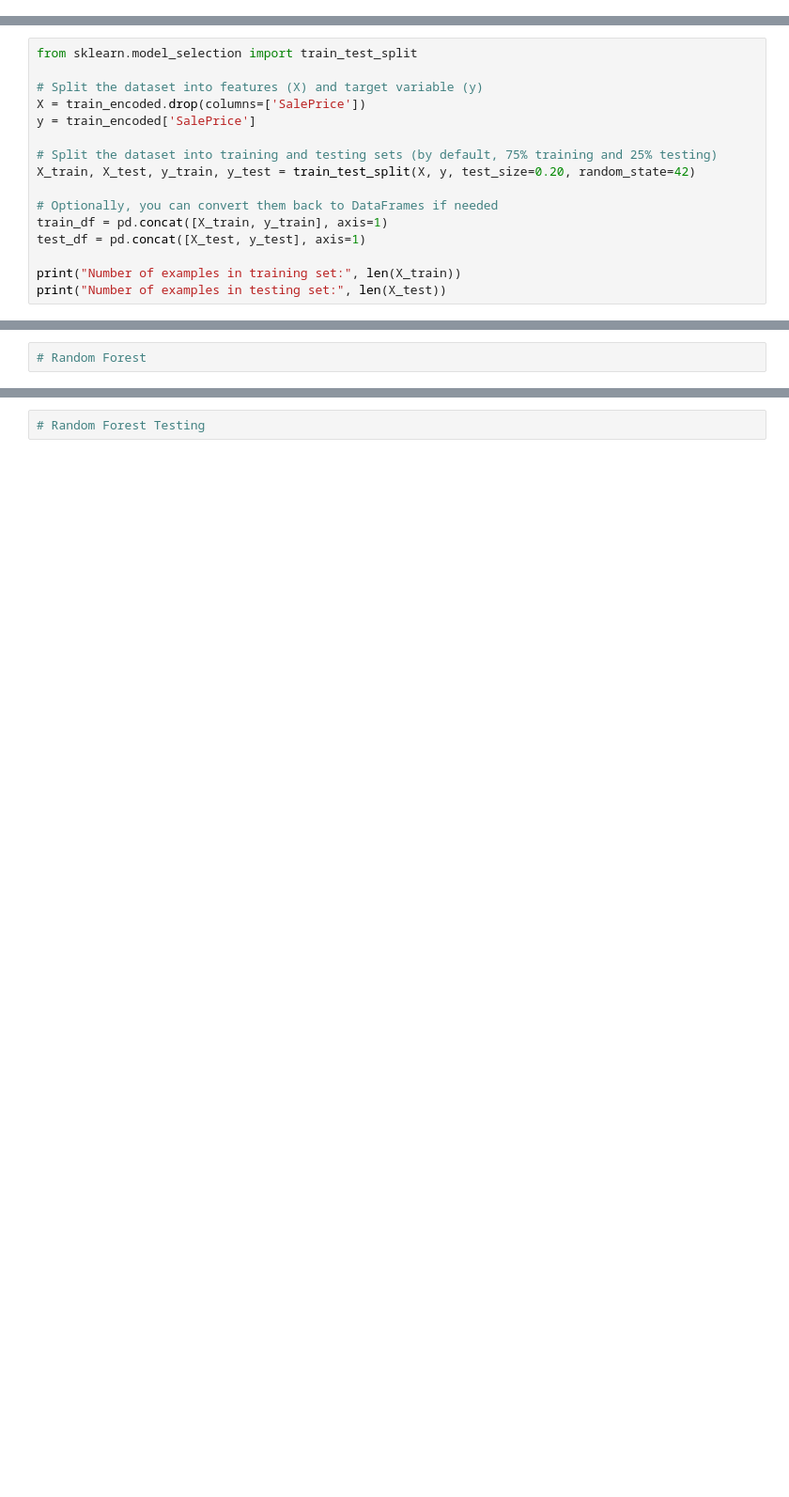
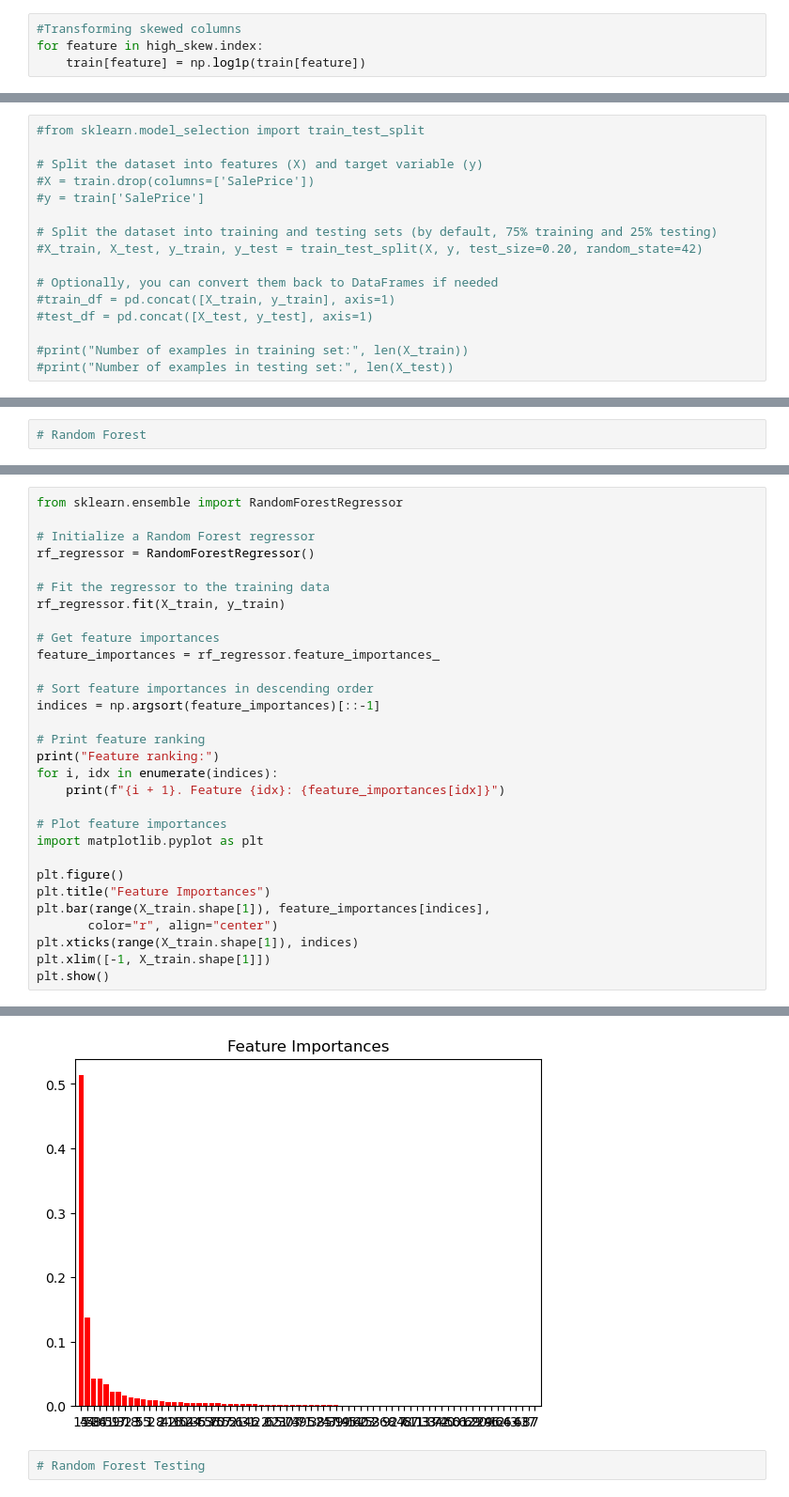
Before and after one commit to Djoyner388/HousePricePrediction, a Jupyter notebook: House-Project.ipynb, the cells around one changed output, grey strips where cells are left out. Shown at 94% size. Saved outputs shown, nothing was run; the diff lists cells and outputs as text; blank space fills up the shorter version.

```diff
--- a/House-Project.ipynb
+++ b/House-Project.ipynb
@@ -212,3 +270,7 @@ plt.show()
+# %%
+#Transforming skewed columns
+for feature in high_skew.index:
+    train[feature] = np.log1p(train[feature])
 # %%
 ## plotting the numerical data
 train_num.hist(figsize = (16,18), bins = 50, xlabelsize = 10, ylabelsize = 10)
@@ -215,16 +300,16 @@ train_num.hist(figsize = (16,18), bins = 50, xlabelsize = 10, ylabelsize = 10)
 # %%
-from sklearn.model_selection import train_test_split
+#from sklearn.model_selection import train_test_split
 
 # Split the dataset into features (X) and target variable (y)
-X = train_encoded.drop(columns=['SalePrice'])
-y = train_encoded['SalePrice']
+#X = train.drop(columns=['SalePrice'])
+#y = train['SalePrice']
 
 # Split the dataset into training and testing sets (by default, 75% training and 25% testing)
-X_train, X_test, y_train, y_test = train_test_split(X, y, test_size=0.20, random_state=42)
+#X_train, X_test, y_train, y_test = train_test_split(X, y, test_size=0.20, random_state=42)
 
 # Optionally, you can convert them back to DataFrames if needed
-train_df = pd.concat([X_train, y_train], axis=1)
-test_df = pd.concat([X_test, y_test], axis=1)
+#train_df = pd.concat([X_train, y_train], axis=1)
+#test_df = pd.concat([X_test, y_test], axis=1)
 
-print("Number of examples in training set:", len(X_train))
-print("Number of examples in testing set:", len(X_test))
+#print("Number of examples in training set:", len(X_train))
+#print("Number of examples in testing set:", len(X_test))
@@ -262,0 +351,31 @@ plt.show()
+# %%
+from sklearn.ensemble import RandomForestRegressor
+
+# Initialize a Random Forest regressor
+rf_regressor = RandomForestRegressor()
+
+# Fit the regressor to the training data
+rf_regressor.fit(X_train, y_train)
+
+# Get feature importances
+feature_importances = rf_regressor.feature_importances_
+
+# Sort feature importances in descending order
+indices = np.argsort(feature_importances)[::-1]
+
+# Print feature ranking
+print("Feature ranking:")
+for i, idx in enumerate(indices):
+    print(f"{i + 1}. Feature {idx}: {feature_importances[idx]}")
+
+# Plot feature importances
+import matplotlib.pyplot as plt
+
+plt.figure()
+plt.title("Feature Importances")
+plt.bar(range(X_train.shape[1]), feature_importances[indices],
+       color="r", align="center")
+plt.xticks(range(X_train.shape[1]), indices)
+plt.xlim([-1, X_train.shape[1]])
+plt.show()
+# %% [output]
@@ -263,2 +399,3 @@ plt.show()
+[figure, added]
 # %%
 # Random Forest Testing
```
Also changed, not shown: parts of 26 cells of this notebook.
